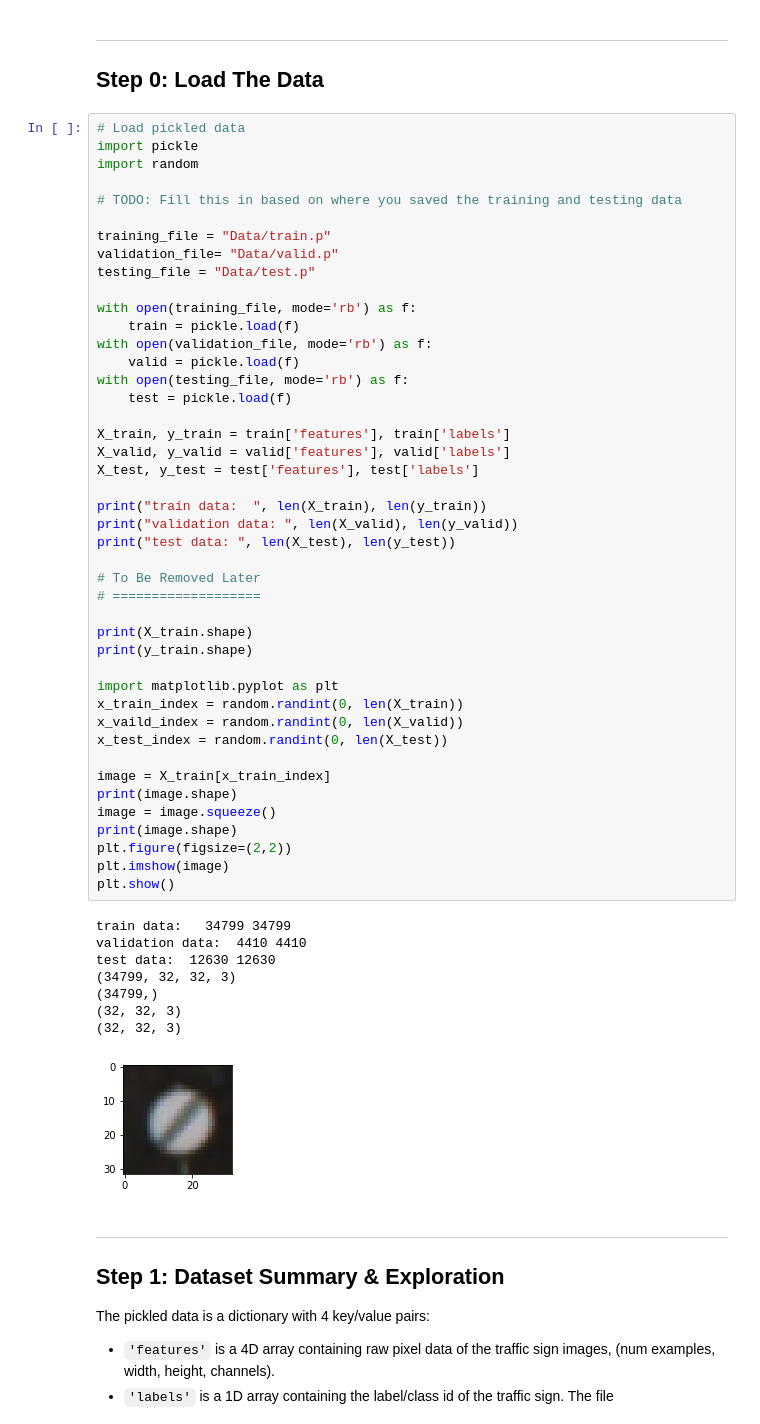
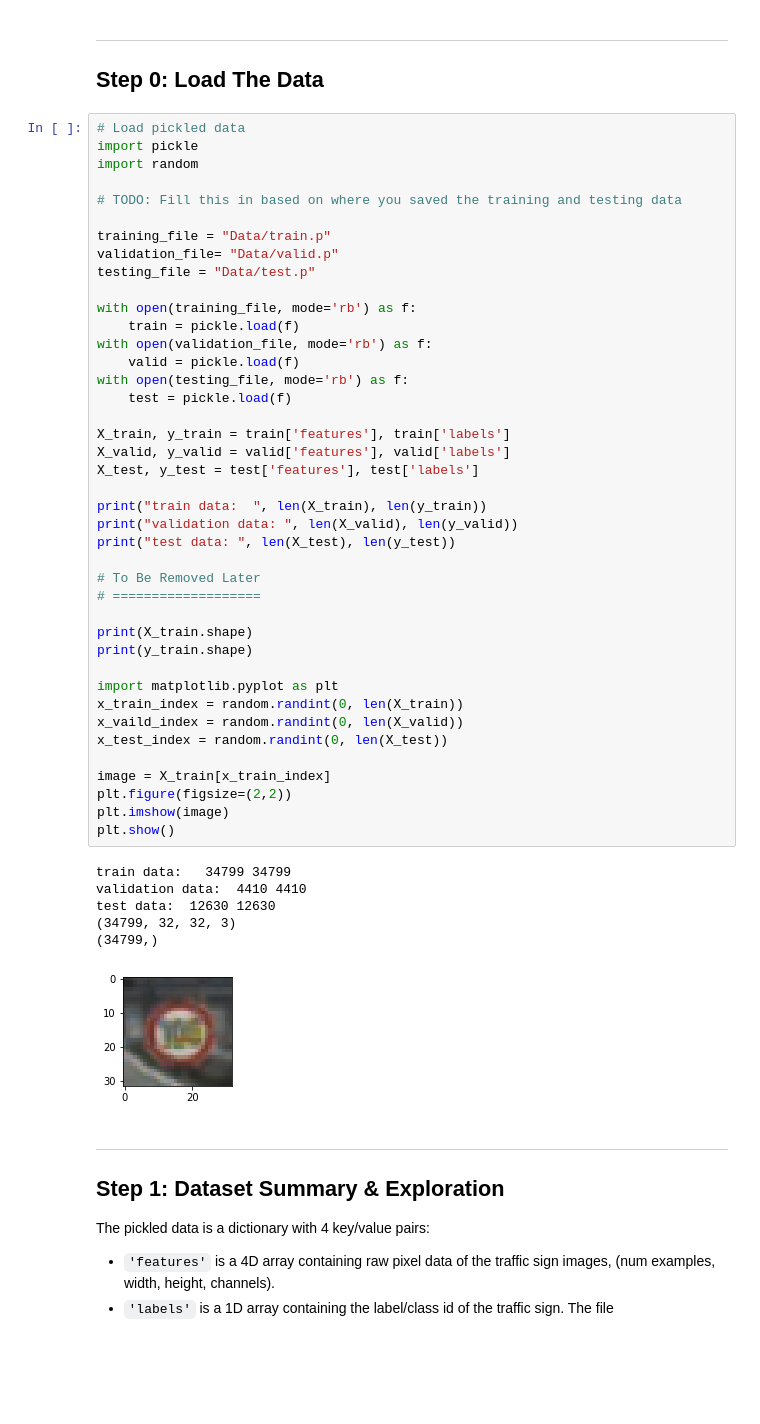
Before and after one commit to chengzg/Traffic_Sign_Classifier, a Jupyter notebook: Traffic_Sign_Classifier.ipynb, the cells around one changed output. Saved outputs shown, nothing was run; the diff lists cells and outputs as text; blank space fills up the shorter version.

```diff
--- a/Traffic_Sign_Classifier.ipynb
+++ b/Traffic_Sign_Classifier.ipynb
@@ -39,39 +39,34 @@ with open(testing_file, mode='rb') as f:
 
 X_train, y_train = train['features'], train['labels']
 X_valid, y_valid = valid['features'], valid['labels']
 X_test, y_test = test['features'], test['labels']
 
 print("train data:  ", len(X_train), len(y_train))
 print("validation data: ", len(X_valid), len(y_valid))
 print("test data: ", len(X_test), len(y_test))
 
 # To Be Removed Later
 # ===================
 
 print(X_train.shape)
 print(y_train.shape)
 
 import matplotlib.pyplot as plt
 x_train_index = random.randint(0, len(X_train))
 x_vaild_index = random.randint(0, len(X_valid))
 x_test_index = random.randint(0, len(X_test))
 
 image = X_train[x_train_index]
-print(image.shape)
-image = image.squeeze()
-print(image.shape)
 plt.figure(figsize=(2,2))
 plt.imshow(image)
 plt.show()
 # %% [output]
 train data:   34799 34799
 validation data:  4410 4410
 test data:  12630 12630
 (34799, 32, 32, 3)
 (34799,)
-(32, 32, 3)
-(32, 32, 3)
-[figure, old version]
+[figure, new version]
 # %% [markdown]
 ---
 
```
Also changed, not shown: parts of 13 cells of this notebook, 12 other files.
